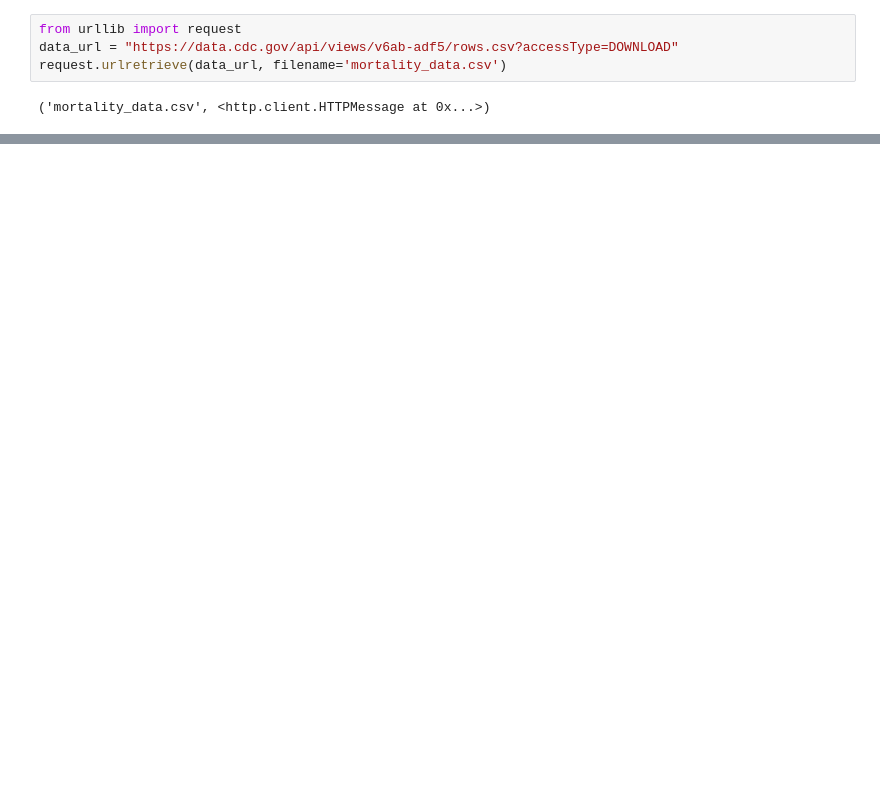
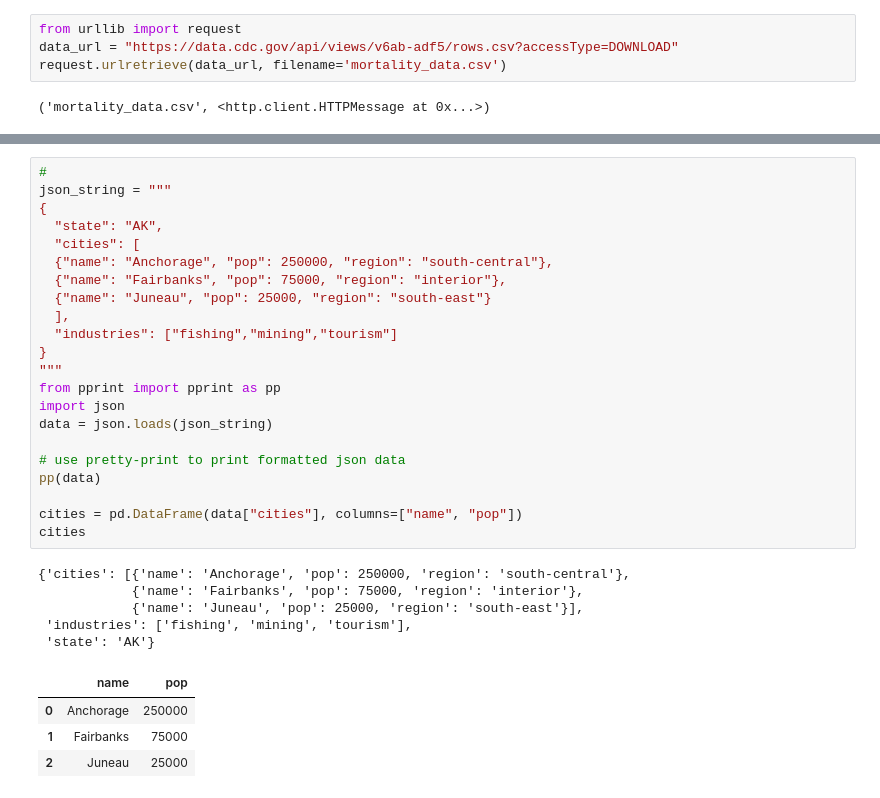
Before and after one commit to brendenwest/cis276, a Jupyter notebook: 3_data_acquisition.ipynb, the cells around one changed output, grey strips where cells are left out. Cells and saved outputs as stored; diff of their text form; blank space fills up the shorter version.

```diff
--- a/3_data_acquisition.ipynb
+++ b/3_data_acquisition.ipynb
@@ -165,0 +137,32 @@ regex.split(text)
+# %%
+#
+json_string = """
+{
+  "state": "AK",
+  "cities": [
+  {"name": "Anchorage", "pop": 250000, "region": "south-central"},
+  {"name": "Fairbanks", "pop": 75000, "region": "interior"},
+  {"name": "Juneau", "pop": 25000, "region": "south-east"}
+  ],
+  "industries": ["fishing","mining","tourism"]
+}
+"""
+from pprint import pprint as pp
+import json
+data = json.loads(json_string)
+
+# use pretty-print to print formatted json data
+pp(data)
+
+cities = pd.DataFrame(data["cities"], columns=["name", "pop"])
+cities
+# %% [output]
+{'cities': [{'name': 'Anchorage', 'pop': 250000, 'region': 'south-central'},
+            {'name': 'Fairbanks', 'pop': 75000, 'region': 'interior'},
+            {'name': 'Juneau', 'pop': 25000, 'region': 'south-east'}],
+ 'industries': ['fishing', 'mining', 'tourism'],
+ 'state': 'AK'}
+|  | name | pop |
+| 0 | Anchorage | 250000 |
+| 1 | Fairbanks | 75000 |
+| 2 | Juneau | 25000 |
```
Also changed, not shown: parts of 24 cells of this notebook.
